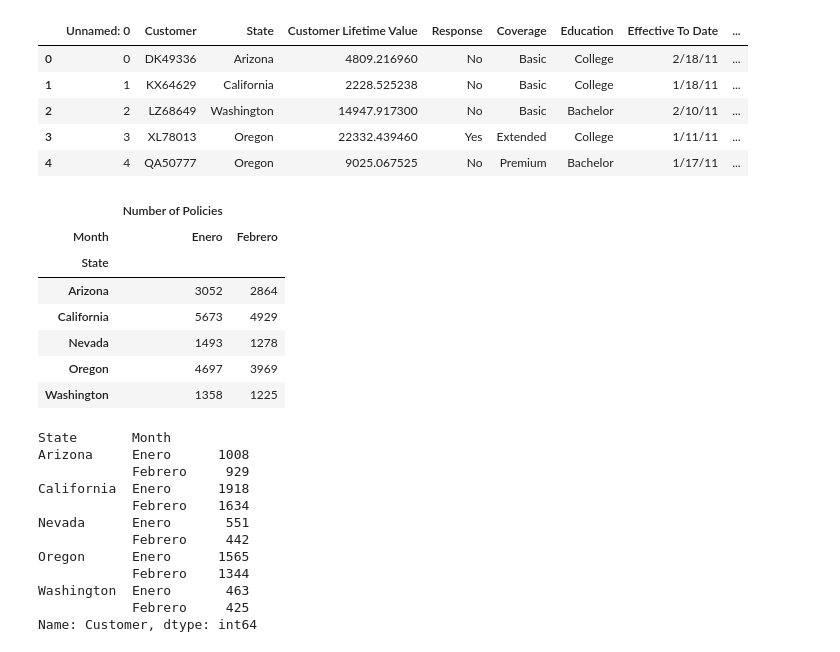
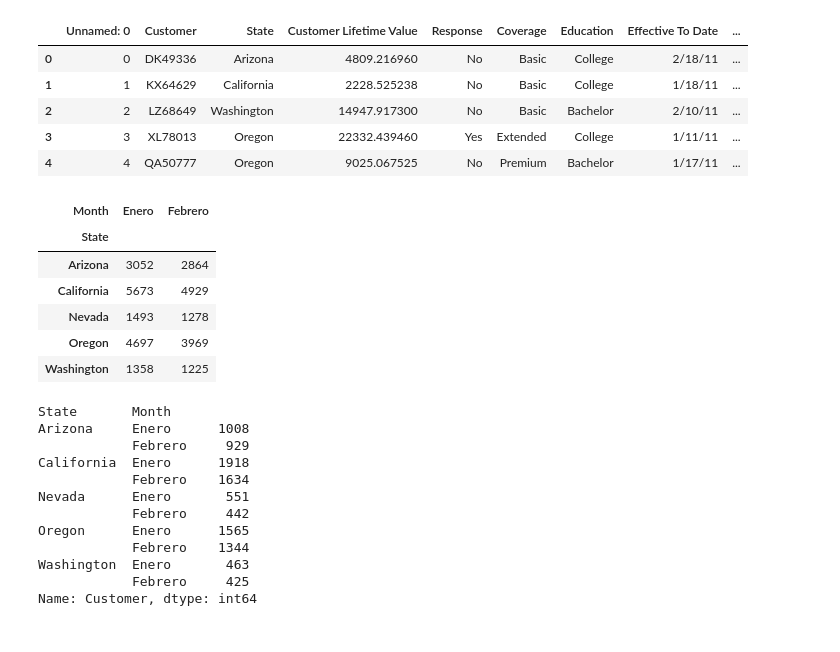
Before and after one commit to juaruibel/lab-dw-data-aggregation-and-filtering, a Jupyter notebook: lab-dw-aggregating.ipynb, the cells around one changed output. Drawn from its saved outputs; the diff is of its cells as text; code cells hidden in the pictures.

```diff
--- a/lab-dw-aggregating.ipynb
+++ b/lab-dw-aggregating.ipynb
@@ -183,9 +183,10 @@ df.head()
 | 3 | 3 | XL78013 | Oregon | 22332.439460 | Yes | Extended | College | 1/11/11 | ... |
 | 4 | 4 | QA50777 | Oregon | 9025.067525 | No | Premium | Bachelor | 1/17/11 | ... |
 # %%
-df.pivot_table(index = 'State', columns = 'Month', values = ['Number of Policies'], aggfunc = 'sum')
+df_pivot = df.pivot_table(index = 'State', columns = 'Month', values = 'Number of Policies', aggfunc = 'sum', fill_value=0)
+
+df_pivot
 # %% [output]
-|  | Number of Policies |  |
 | Month | Enero | Febrero |
 | State |  |  |
 | Arizona | 3052 | 2864 |
```
Also changed, not shown: parts of 5 cells of this notebook.
